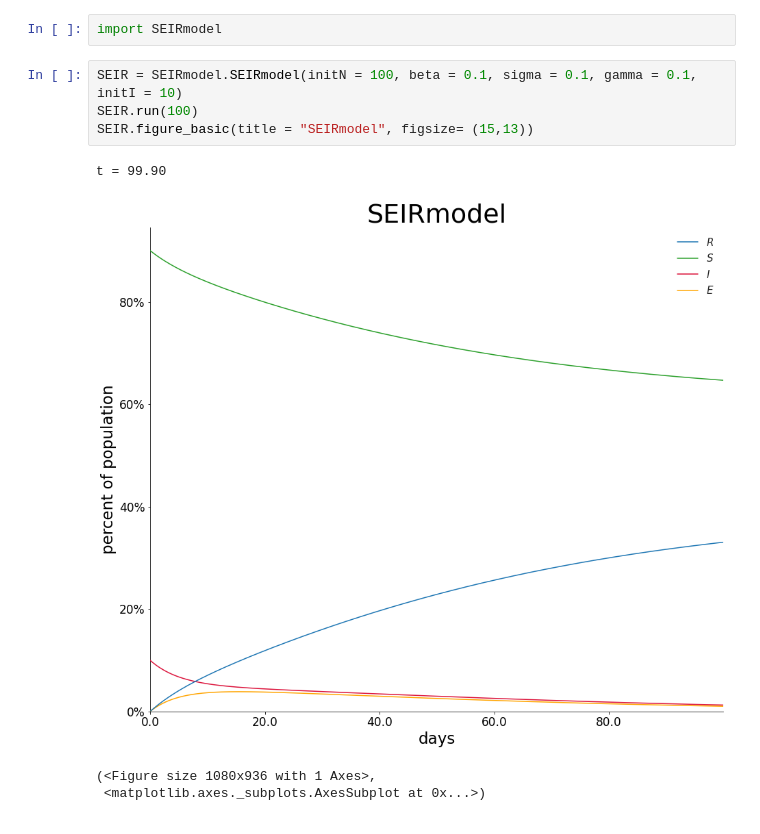
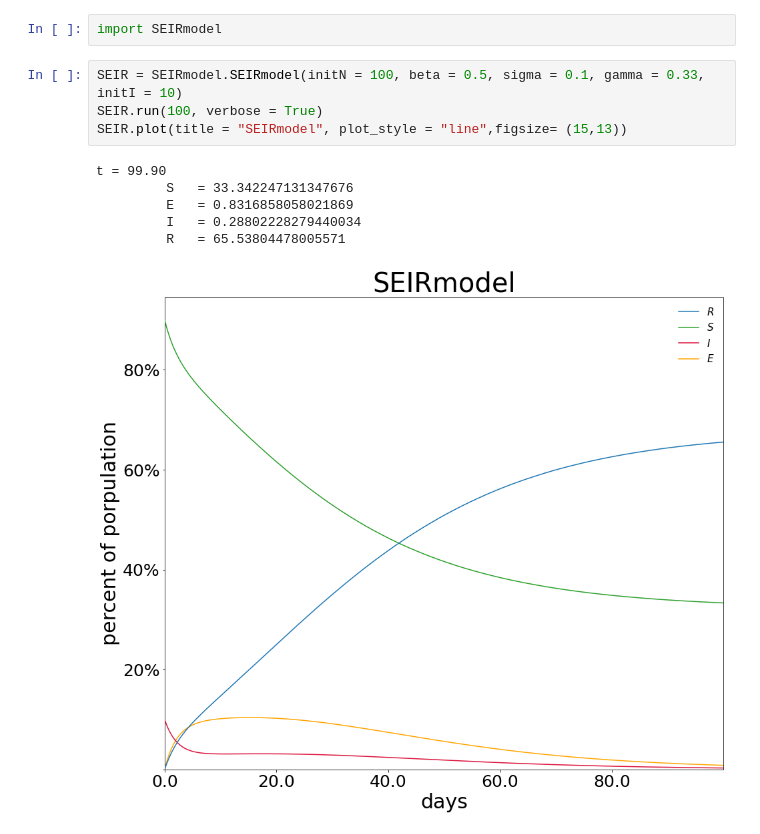
Before and after one commit to GyeongHwan-Jang/SEIRmodel, a Jupyter notebook: main.ipynb, the cells around one changed output. Drawn from its saved outputs; the diff is of its cells as text.

```diff
--- a/main.ipynb
+++ b/main.ipynb
@@ -1,11 +1,13 @@
 # %%
 import SEIRmodel
 # %%
-SEIR = SEIRmodel.SEIRmodel(initN = 100, beta = 0.1, sigma = 0.1, gamma = 0.1, initI = 10)
-SEIR.run(100)
-SEIR.figure_basic(title = "SEIRmodel", figsize= (15,13))
+SEIR = SEIRmodel.SEIRmodel(initN = 100, beta = 0.5, sigma = 0.1, gamma = 0.33, initI = 10)
+SEIR.run(100, verbose = True)
+SEIR.plot(title = "SEIRmodel", plot_style = "line",figsize= (15,13))
 # %% [output]
 t = 99.90
+         S   = 33.342247131347676
+         E   = 0.8316858058021869
+         I   = 0.28802228279440034
+         R   = 65.53804478005571
-[figure, old version]
+[figure, new version]
-(<Figure size 1080x936 with 1 Axes>,
- <matplotlib.axes._subplots.AxesSubplot at 0x...>)
```
Also changed, not shown: 1 other file.
